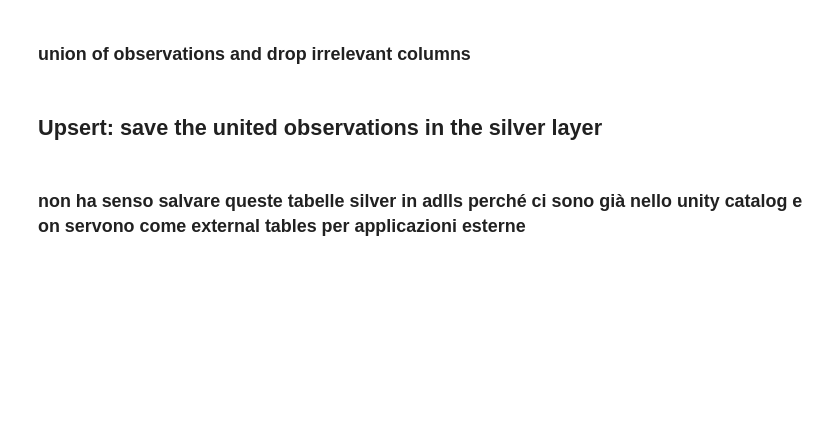
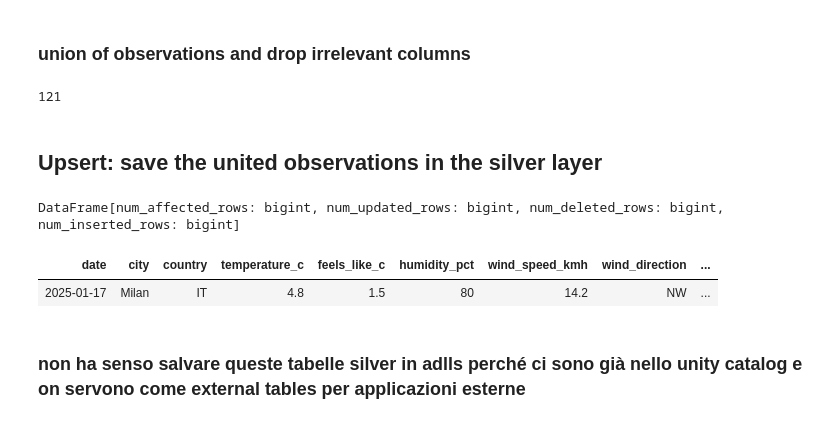
Before and after one commit to r-petrella/weather_data_engineering_adls_databricks, a Jupyter notebook: Silver_layer_transformation.ipynb, the cells around one changed output. Saved outputs shown, nothing was run; the diff lists cells and outputs as text; code cells hidden in the pictures; blank space fills up the shorter version.

```diff
--- a/Silver_layer_transformation.ipynb
+++ b/Silver_layer_transformation.ipynb
@@ -61 +69,5 @@ else:
+# %%
+weather_final_union.count()
+# %% [output]
+121
 # %%
@@ -63,3 +75,26 @@ weather_stations_24 = weather_stations_24.drop("_rescued_data")
 # %% [markdown]
 ## Upsert: save the united observations in the silver layer
+# %%
+from delta.tables import DeltaTable
+
+table_name = "catalogmeteo.silver.weather_observations"
+delta_table = DeltaTable.forName(spark, table_name)
+
+# Delete ALL rows for keys that have duplicates
+delta_table.delete(
+    "CONCAT(station_id, '_', date) IN (SELECT CONCAT(station_id, '_', date) FROM catalogmeteo.silver.weather_observations GROUP BY station_id, date HAVING COUNT(*) > 1)"
+)
+
+# Then re-insert the correct deduplicated version of those rows from source
+(
+    delta_table.alias("target")
+    .merge(
+        weather_final_union.alias("source"),
+        "target.station_id = source.station_id AND target.date = source.date"
+    )
+    .whenNotMatchedInsertAll()
+    .execute()
+)
+# %% [output]
+DataFrame[num_affected_rows: bigint, num_updated_rows: bigint, num_deleted_rows: bigint, num_inserted_rows: bigint]
 # %%
@@ -80,5 +113,10 @@ if spark.catalog.tableExists(table_name):
     )
 else:
     weather_final_union.write.format("delta").saveAsTable(table_name)
+# %%
+spark.sql("select * from catalogmeteo.silver.weather_observations where date = '2025-01-17' and station_id = 'MI002'").display()
+# %% [output]
+| date | city | country | temperature_c | feels_like_c | humidity_pct | wind_speed_kmh | wind_direction | ... |
+| 2025-01-17 | Milan | IT | 4.8 | 1.5 | 80 | 14.2 | NW | ... |
 # %%
 # unified observations + station info
```
Also changed, not shown: parts of 12 cells of this notebook, 3 other files.
